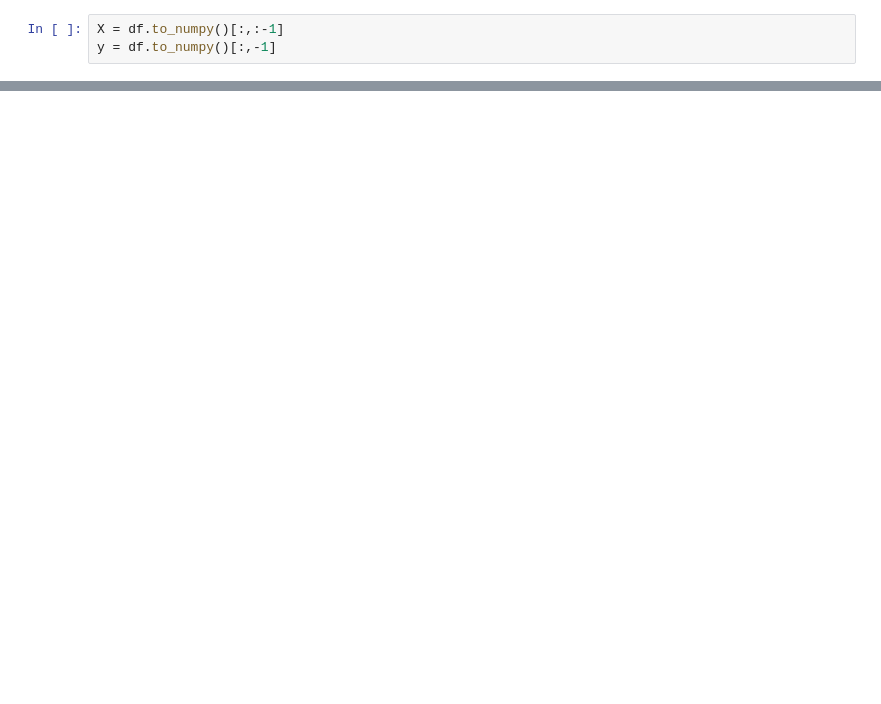
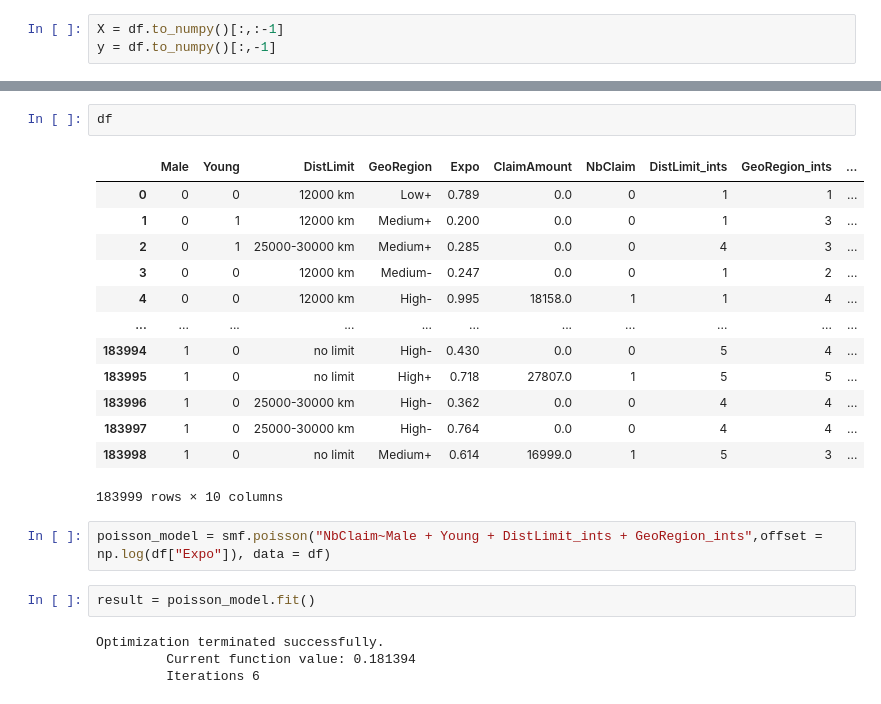
Before and after one commit to MortenBlorstad/StableTrees, a Jupyter notebook: StableTrees_examples/claim_frequency_estimation.ipynb, the cells around one changed output, grey strips where cells are left out. Drawn from its saved outputs; the diff is of its cells as text; blank space fills up the shorter version.

```diff
--- a/StableTrees_examples/claim_frequency_estimation.ipynb
+++ b/StableTrees_examples/claim_frequency_estimation.ipynb
@@ -462,0 +442,24 @@ np.exp(-0.8+np.mean(y))
+# %%
+df
+# %% [output]
+|  | Male | Young | DistLimit | GeoRegion | Expo | ClaimAmount | NbClaim | DistLimit_ints | GeoRegion_ints | ... |
+| 0 | 0 | 0 | 12000 km | Low+ | 0.789 | 0.0 | 0 | 1 | 1 | ... |
+| 1 | 0 | 1 | 12000 km | Medium+ | 0.200 | 0.0 | 0 | 1 | 3 | ... |
+| 2 | 0 | 1 | 25000-30000 km | Medium+ | 0.285 | 0.0 | 0 | 4 | 3 | ... |
+| 3 | 0 | 0 | 12000 km | Medium- | 0.247 | 0.0 | 0 | 1 | 2 | ... |
+| 4 | 0 | 0 | 12000 km | High- | 0.995 | 18158.0 | 1 | 1 | 4 | ... |
+| ... | ... | ... | ... | ... | ... | ... | ... | ... | ... | ... |
+| 183994 | 1 | 0 | no limit | High- | 0.430 | 0.0 | 0 | 5 | 4 | ... |
+| 183995 | 1 | 0 | no limit | High+ | 0.718 | 27807.0 | 1 | 5 | 5 | ... |
+| 183996 | 1 | 0 | 25000-30000 km | High- | 0.362 | 0.0 | 0 | 4 | 4 | ... |
+| 183997 | 1 | 0 | 25000-30000 km | High- | 0.764 | 0.0 | 0 | 4 | 4 | ... |
+| 183998 | 1 | 0 | no limit | Medium+ | 0.614 | 16999.0 | 1 | 5 | 3 | ... |
+183999 rows × 10 columns
+# %%
+poisson_model = smf.poisson("NbClaim~Male + Young + DistLimit_ints + GeoRegion_ints",offset = np.log(df["Expo"]), data = df)
+# %%
+result = poisson_model.fit()
+# %% [output]
+Optimization terminated successfully.
+         Current function value: 0.181394
+         Iterations 6
```
Also changed, not shown: parts of 19 cells of this notebook, 13 other files.
